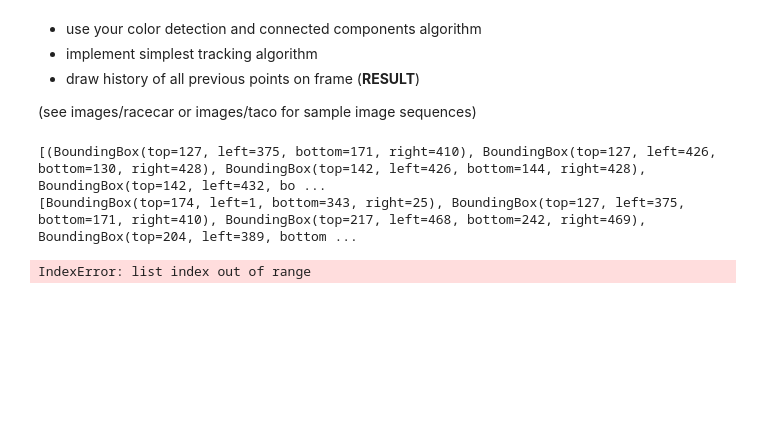
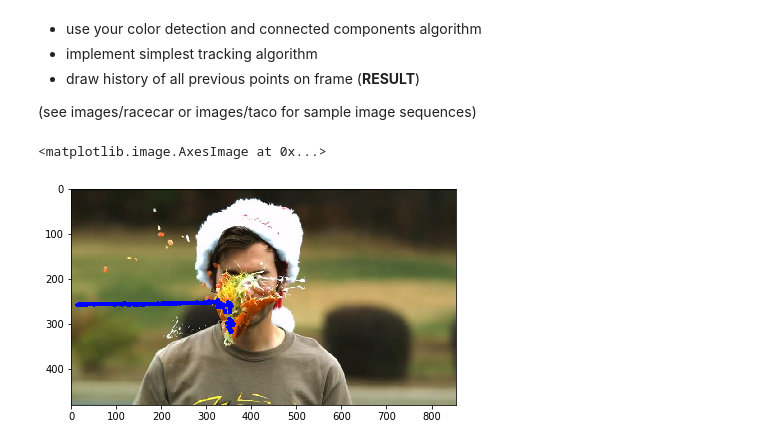
Before and after one commit to jneuendorf/cv1920_assignments, a Jupyter notebook: 01_colorspaces_final.ipynb, the cells around one changed output. Drawn from its saved outputs; the diff is of its cells as text; code cells hidden in the pictures; blank space fills up the shorter version.

```diff
--- a/01_colorspaces_final.ipynb
+++ b/01_colorspaces_final.ipynb
@@ -240,20 +234,17 @@ io.imshow(original_with_bboxes)
 # %%
 from multiprocessing import Pool
 
+import numpy as np
 from numpy import linalg
+from skimage import io
 from skimage.draw import circle
 
 
-images = io.imread_collection('images/taco/*')[:20]
-# print(len(images))
-
+images = io.imread_collection('images/taco/*')
 last_frame = images[-1]
-
 ranges = [(205, 255), (79, 164), (0, 97)]
 
-
 def get_bboxes(image, threshold=(1, 1)):
-    print('.', end='')
     red_range   = np.logical_and(ranges[0][0] <= image[:,:,0], image[:,:,0] <= ranges[0][1])
     green_range = np.logical_and(ranges[1][0] <= image[:,:,1], image[:,:,1] <= ranges[1][1])
     blue_range  = np.logical_and(ranges[2][0] <= image[:,:,2], image[:,:,2] <= ranges[2][1])
@@ -267,49 +258,40 @@ def get_bboxes(image, threshold=(1, 1)):
     bboxes, _ = two_pass_alogrithm(denoised, bbox_threshold=threshold)
     return bboxes
 
-
 pool = Pool()
 bboxes_per_image = pool.map(get_bboxes, images)
 
-# circle_colors = [[0, 0, 255], [255, 0, 0], [255, 255, 0], [0, 0, 0], [0, 0, 0], [0, 0, 0]]
-# print(bboxes_per_image)
 last_frame_with_history = np.copy(last_frame)
 
 prev_center = None
 for i, bboxes in enumerate(bboxes_per_image):
     if not bboxes:
         print(f'no bounding boxes returned by 2pass for {i}. image...')
         continue
 
     # Select bounding box closest to the previously selected one.
     if prev_center is not None:
         selected_bbox = sorted(
             bboxes,
             # https://stackoverflow.com/a/1401828/6928824
             key=lambda box: linalg.norm(box.center - prev_center),
             reverse=False,
         )[0]
     # Select largest bounding box initially.
     else:
         selected_bbox = sorted(
             bboxes,
             key=lambda box: box.size,
             reverse=True,
         )[0]
 
     center = selected_bbox.center
-    # print(sorted_bboxes)
     rr, cc = circle(*center, radius=5, shape=last_frame.shape)
     last_frame_with_history[rr, cc] = [0, 0, 255]
 
     prev_center = center
 
-#     for i, box in enumerate(sorted_bboxes):
-#         rr, cc = circle(*box.center, radius=(5 / (i + 1)), shape=last_frame.shape)
-#         last_frame_with_history[rr, cc] = circle_colors[i]
-
 io.imshow(last_frame_with_history)
 # %% [output]
-[(BoundingBox(top=127, left=375, bottom=171, right=410), BoundingBox(top=127, left=426, bottom=130, right=428), BoundingBox(top=142, left=426, bottom=144, right=428), BoundingBox(top=142, left=432, bo ...
-[BoundingBox(top=174, left=1, bottom=343, right=25), BoundingBox(top=127, left=375, bottom=171, right=410), BoundingBox(top=217, left=468, bottom=242, right=469), BoundingBox(top=204, left=389, bottom ...
+<matplotlib.image.AxesImage at 0x...>
-IndexError: list index out of range
+[figure, added]
```
Also changed, not shown: parts of 2 cells of this notebook, 3 other files.
